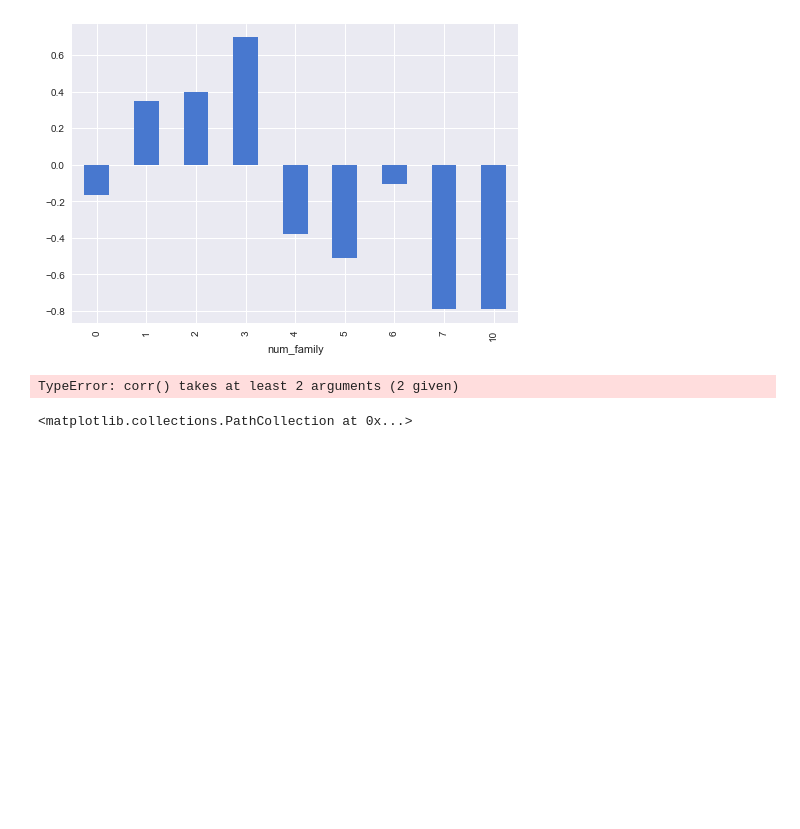
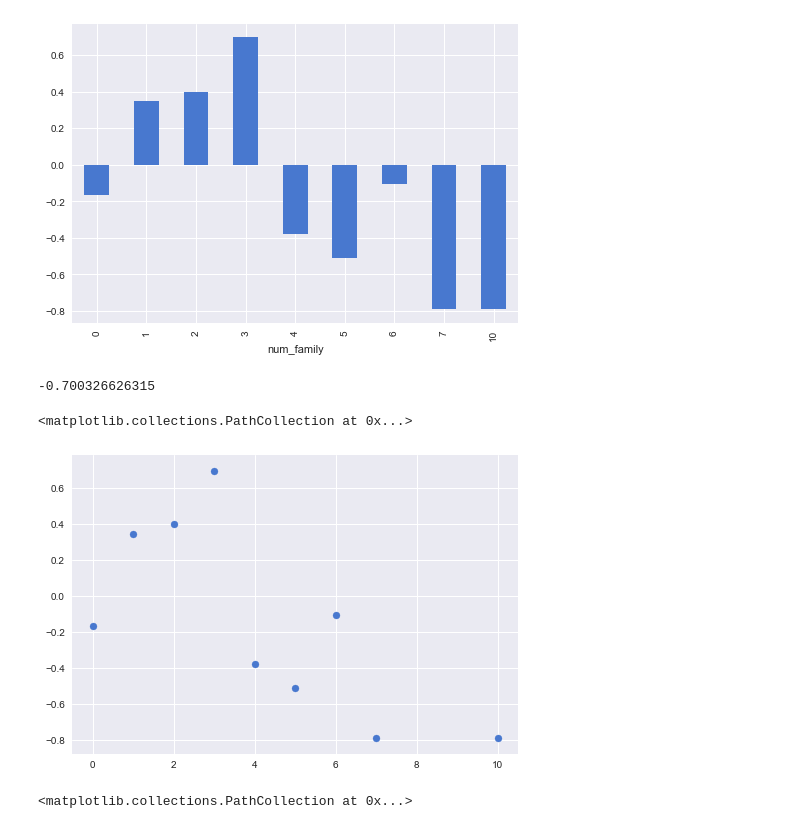
Before and after one commit to kylemeenehan/titanic-data, a Jupyter notebook: Titanic Project.ipynb, the cells around one changed output. Cells and saved outputs as stored; diff of their text form; code cells hidden in the pictures; blank space fills up the shorter version.

```diff
--- a/Titanic Project.ipynb
+++ b/Titanic Project.ipynb
@@ -350,11 +371,16 @@ Name: Survived, dtype: float64
 <matplotlib.axes._subplots.AxesSubplot at 0x...>
 [figure]
 # %%
+family_correlation = pd.DataFrame({'num_family': titanic_family_std.index.values,
+                                  'survived': titanic_family_std.values})
 
-print titanic_family_std.corr(method='pearson')
+print family_correlation.corr(method='pearson').loc['num_family', 'survived']
+
 plt.scatter(titanic_family_std.index.values, titanic_family_std.values)
 # %% [output]
-TypeError: corr() takes at least 2 arguments (2 given)
+-0.700326626315
+<matplotlib.collections.PathCollection at 0x...>
+[figure, added]
 # %%
 age_and_fare = titanic_data.groupby(['Survived', 'Fare'], as_index=False)
 age = titanic_data['Age'].values
```
Also changed, not shown: parts of 3 cells of this notebook.
